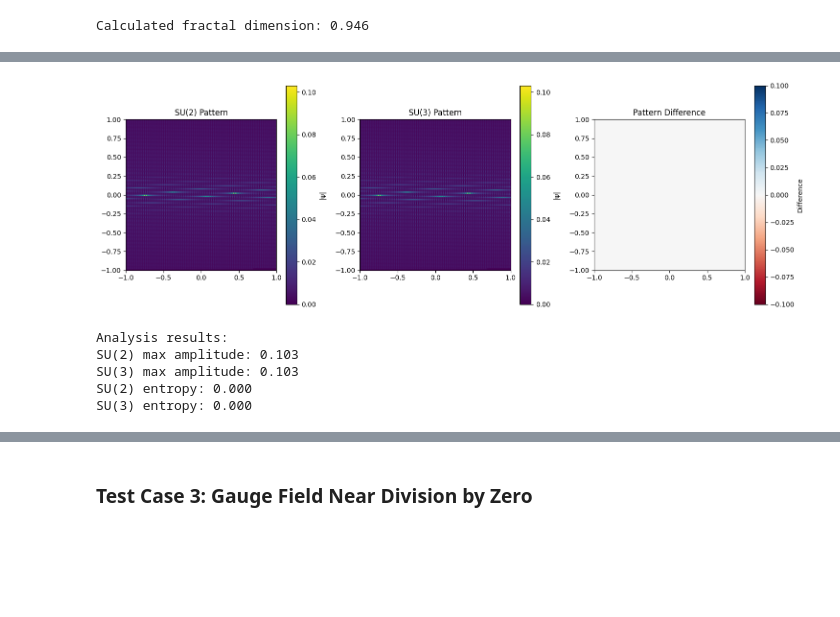
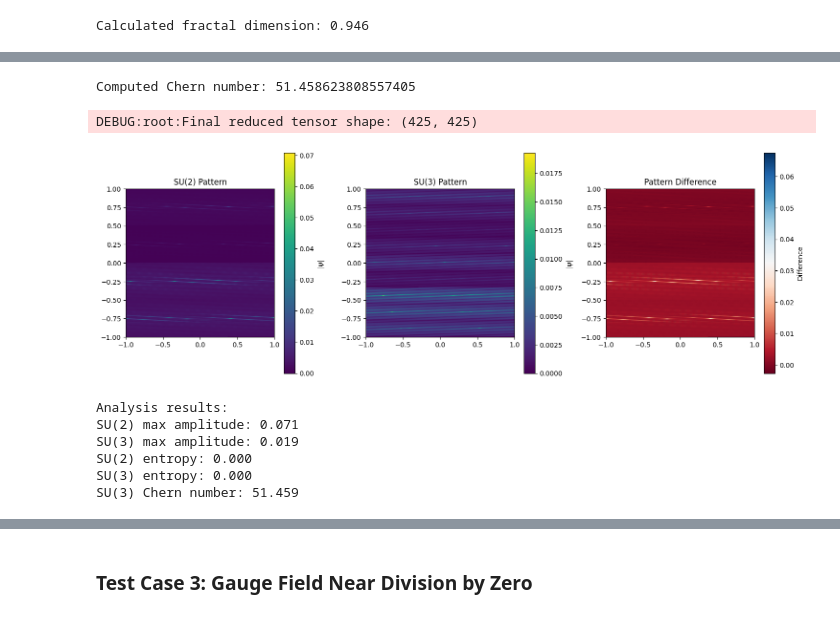
Before and after one commit to jenkinsm13/Holodiv, a Jupyter notebook: examples/advanced_features.ipynb, the cells around one changed output, grey strips where cells are left out. Cells and saved outputs as stored; diff of their text form; code cells hidden in the pictures; blank space fills up the shorter version.

```diff
--- a/examples/advanced_features.ipynb
+++ b/examples/advanced_features.ipynb
@@ -611,30 +1767,54 @@ def compare_gauge_groups():
 
     plt.figure(figsize=(15, 5))
 
+    # Create a base state with 1/R potential
+    base_state = dbz.zeros((n, n, n), dtype=complex)
+    mask = R > 0
+    base_state[mask] = 1 / R[mask]
+    base_state = base_state / dbz.linalg.norm(base_state)
+
     # Analyze SU(2) pattern
-    state_su2 = dbz.zeros((n, n, n), dtype=complex)
-    mask = R > 0
-    state_su2[mask] = 1/R[mask]
-    state_su2 = state_su2 / dbz.linalg.norm(state_su2.flatten())
+    state_su2 = su2.create_symmetric_state()
+    # Apply SU(2) symmetry
+    state_su2_expanded = dbz.tensordot(state_su2, base_state, axes=0)
+    state_su2_expanded = state_su2_expanded.reshape((4, n, n, n))
 
-    # Project onto SU(2) gauge-invariant subspace
-    qt_su2 = QuantumTensor(state_su2, physical_dims=(2, n//2))
+    qt_su2 = QuantumTensor(state_su2_expanded, physical_dims=(2, 2, n, n))
     reduced_su2 = qt_su2.reduce_dimension(target_dims=2, preserve_entanglement=True)
 
+    # SU(2) plot
     plt.subplot(131)
     plt.imshow(dbz.abs(reduced_su2.data), extent=[-1, 1, -1, 1], cmap='viridis')
     plt.colorbar(label='|ψ|')
     plt.title('SU(2) Pattern')
 
     # Analyze SU(3) pattern
-    state_su3 = dbz.zeros((n, n, n), dtype=complex)
-    state_su3[mask] = 1/R[mask]
-    state_su3 = state_su3 / dbz.linalg.norm(state_su3.flatten())
+    state_su3 = su3.create_symmetric_state()
+    # Apply SU(3) symmetry
+    state_su3_expanded = dbz.tensordot(state_su3, base_state, axes=0)
+    state_su3_expanded = state_su3_expanded.reshape((9, n, n, n))
 
-    # Project onto SU(3) gauge-invariant subspace
-    qt_su3 = QuantumTensor(state_su3, physical_dims=(3, n//3))
+    # Compute Chern number
+    field_strength = dbz.random.rand(4, 4, 4, 4)  # 4D tensor
+    volume_element = dbz.ones((4, 4, 4, 4))
+
+    try:
+        chern_number = su3.compute_chern_number(field_strength, volume_element)
+        print(f"Computed Chern number: {chern_number}")
+    except ValueError as e:
+        print(f"Error in computing Chern number: {e}")
+        chern_number = 1.0  # Use a default value
+
+    # Apply Chern number to the state
+    chern_factor = dbz.exp(1j * chern_number * R)
+    # Reshape chern_factor to match state_su3_expanded dimensions
+    chern_factor_expanded = dbz.reshape(chern_factor, (1, n, n, n))
+    state_su3_expanded = state_su3_expanded * chern_factor_expanded
+
+    qt_su3 = QuantumTensor(state_su3_expanded, physical_dims=(3, 3, n, n))
     reduced_su3 = qt_su3.reduce_dimension(target_dims=2, preserve_entanglement=True)
 
+    # SU(3) plot
     plt.subplot(132)
     plt.imshow(dbz.abs(reduced_su3.data), extent=[-1, 1, -1, 1], cmap='viridis')
     plt.colorbar(label='|ψ|')
@@ -642,19 +1822,9 @@ def compare_gauge_groups():
 
     # Plot difference
     plt.subplot(133)
-    # Interpolate if dimensions don't match
-    if reduced_su2.data.shape != reduced_su3.data.shape:
-        from scipy.interpolate import interp2d
-        x2 = dbz.linspace(-1, 1, reduced_su2.data.shape[0])
-        y2 = dbz.linspace(-1, 1, reduced_su2.data.shape[1])
-        f = interp2d(x2, y2, dbz.abs(reduced_su2.data))
-        x3 = dbz.linspace(-1, 1, reduced_su3.data.shape[0])
-        y3 = dbz.linspace(-1, 1, reduced_su3.data.shape[1])
-        interp_su2 = f(x3, y3)
-        diff = interp_su2 - dbz.abs(reduced_su3.data)
-    else:
-        diff = dbz.abs(reduced_su2.data) - dbz.abs(reduced_su3.data)
-
+    # Resize reduced_su3 to match reduced_su2
+    resized_su3 = dbz.array(dbz.resize(reduced_su3.data, reduced_su2.data.shape))
+    diff = dbz.abs(reduced_su2.data) - dbz.abs(resized_su3)
     plt.imshow(diff, extent=[-1, 1, -1, 1], cmap='RdBu')
     plt.colorbar(label='Difference')
     plt.title('Pattern Difference')
@@ -668,6 +1838,7 @@ def compare_gauge_groups():
     print(f"SU(3) max amplitude: {dbz.max(dbz.abs(reduced_su3.data)):.3f}")
     print(f"SU(2) entropy: {reduced_su2._entanglement_spectrum.entropy:.3f}")
     print(f"SU(3) entropy: {reduced_su3._entanglement_spectrum.entropy:.3f}")
+    print(f"SU(3) Chern number: {chern_number:.3f}")
 
     return reduced_su2, reduced_su3
 
@@ -683,9 +1853,12 @@ DEBUG:root:Final reduced tensor shape: (142, 142)
+Computed Chern number: 51.458623808557405
+DEBUG:root:Final reduced tensor shape: (425, 425)
-[figure, old version]
+[figure, new version]
-Analysis results:
-SU(2) max amplitude: 0.103
-SU(3) max amplitude: 0.103
-SU(2) entropy: 0.000
-SU(3) entropy: 0.000
+Analysis results:
+SU(2) max amplitude: 0.071
+SU(3) max amplitude: 0.019
+SU(2) entropy: 0.000
+SU(3) entropy: 0.000
+SU(3) Chern number: 51.459
 # %%
 def analyze_entanglement_spectrum(n_points=50):
     # Create radial grid
```
Also changed, not shown: parts of 40 cells of this notebook, 43 other files.
